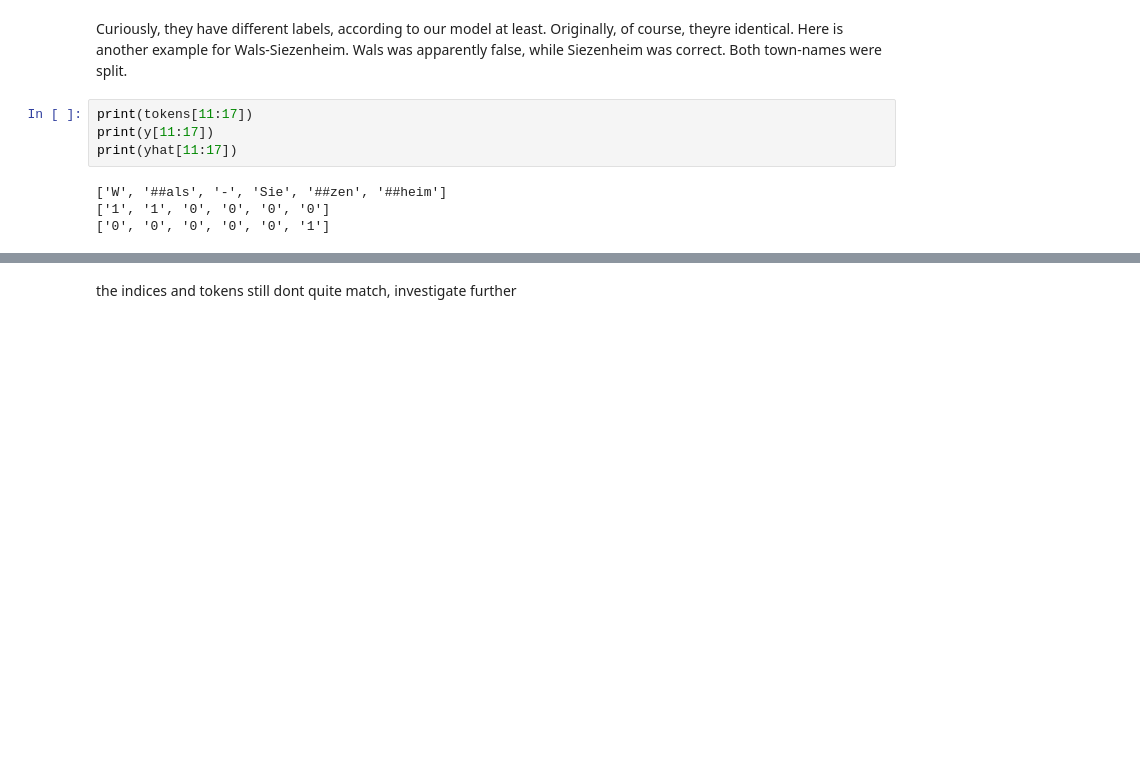
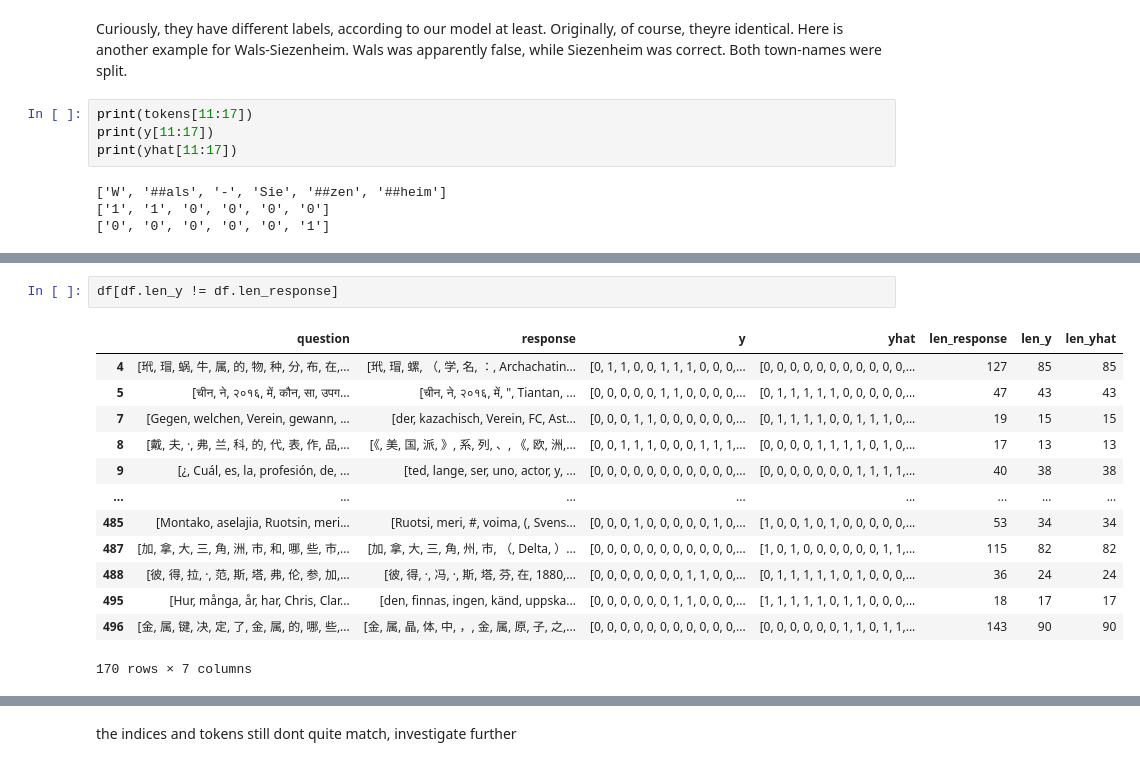
Before and after one commit to nikoczernin/MuSHROOM, a Jupyter notebook: baseline/exploration.ipynb, the cells around one changed output, grey strips where cells are left out. Cells and saved outputs as stored; diff of their text form; blank space fills up the shorter version.

```diff
--- a/baseline/exploration.ipynb
+++ b/baseline/exploration.ipynb
@@ -148,0 +216,16 @@ Name: 13, dtype: object
+# %%
+df[df.len_y != df.len_response]
+# %% [output]
+|  | question | response | y | yhat | len_response | len_y | len_yhat |
+| 4 | [玳, 瑁, 蜗, 牛, 属, 的, 物, 种, 分, 布, 在,... | [玳, 瑁, 螺, （, 学, 名, ：, Archachatin... | [0, 1, 1, 0, 0, 1, 1, 1, 0, 0, 0,... | [0, 0, 0, 0, 0, 0, 0, 0, 0, 0, 0,... | 127 | 85 | 85 |
+| 5 | [चीन, ने, २०१६, में, कौन, सा, उपग... | [चीन, ने, २०१६, में, ", Tiantan, ... | [0, 0, 0, 0, 0, 1, 1, 0, 0, 0, 0,... | [0, 1, 1, 1, 1, 1, 0, 0, 0, 0, 0,... | 47 | 43 | 43 |
+| 7 | [Gegen, welchen, Verein, gewann, ... | [der, kazachisch, Verein, FC, Ast... | [0, 0, 0, 1, 1, 0, 0, 0, 0, 0, 0,... | [0, 1, 1, 1, 1, 0, 0, 1, 1, 1, 0,... | 19 | 15 | 15 |
+| 8 | [戴, 夫, ·, 弗, 兰, 科, 的, 代, 表, 作, 品,... | [《, 美, 国, 派, 》, 系, 列, 、, 《, 欧, 洲,... | [0, 0, 1, 1, 1, 0, 0, 0, 1, 1, 1,... | [0, 0, 0, 0, 1, 1, 1, 1, 0, 1, 0,... | 17 | 13 | 13 |
+| 9 | [¿, Cuál, es, la, profesión, de, ... | [ted, lange, ser, uno, actor, y, ... | [0, 0, 0, 0, 0, 0, 0, 0, 0, 0, 0,... | [0, 0, 0, 0, 0, 0, 0, 1, 1, 1, 1,... | 40 | 38 | 38 |
+| ... | ... | ... | ... | ... | ... | ... | ... |
+| 485 | [Montako, aselajia, Ruotsin, meri... | [Ruotsi, meri, #, voima, (, Svens... | [0, 0, 0, 1, 0, 0, 0, 0, 0, 1, 0,... | [1, 0, 0, 1, 0, 1, 0, 0, 0, 0, 0,... | 53 | 34 | 34 |
+| 487 | [加, 拿, 大, 三, 角, 洲, 市, 和, 哪, 些, 市,... | [加, 拿, 大, 三, 角, 州, 市, （, Delta, ）... | [0, 0, 0, 0, 0, 0, 0, 0, 0, 0, 0,... | [1, 0, 1, 0, 0, 0, 0, 0, 0, 1, 1,... | 115 | 82 | 82 |
+| 488 | [彼, 得, 拉, ·, 范, 斯, 塔, 弗, 伦, 参, 加,... | [彼, 得, ·, 冯, ·, 斯, 塔, 芬, 在, 1880,... | [0, 0, 0, 0, 0, 0, 0, 1, 1, 0, 0,... | [0, 1, 1, 1, 1, 1, 0, 1, 0, 0, 0,... | 36 | 24 | 24 |
+| 495 | [Hur, många, år, har, Chris, Clar... | [den, finnas, ingen, känd, uppska... | [0, 0, 0, 0, 0, 0, 1, 1, 0, 0, 0,... | [1, 1, 1, 1, 1, 0, 1, 1, 0, 0, 0,... | 18 | 17 | 17 |
+| 496 | [金, 属, 键, 决, 定, 了, 金, 属, 的, 哪, 些,... | [金, 属, 晶, 体, 中, ，, 金, 属, 原, 子, 之,... | [0, 0, 0, 0, 0, 0, 0, 0, 0, 0, 0,... | [0, 0, 0, 0, 0, 0, 1, 1, 0, 1, 1,... | 143 | 90 | 90 |
+170 rows × 7 columns
```
Also changed, not shown: parts of 31 cells of this notebook.
